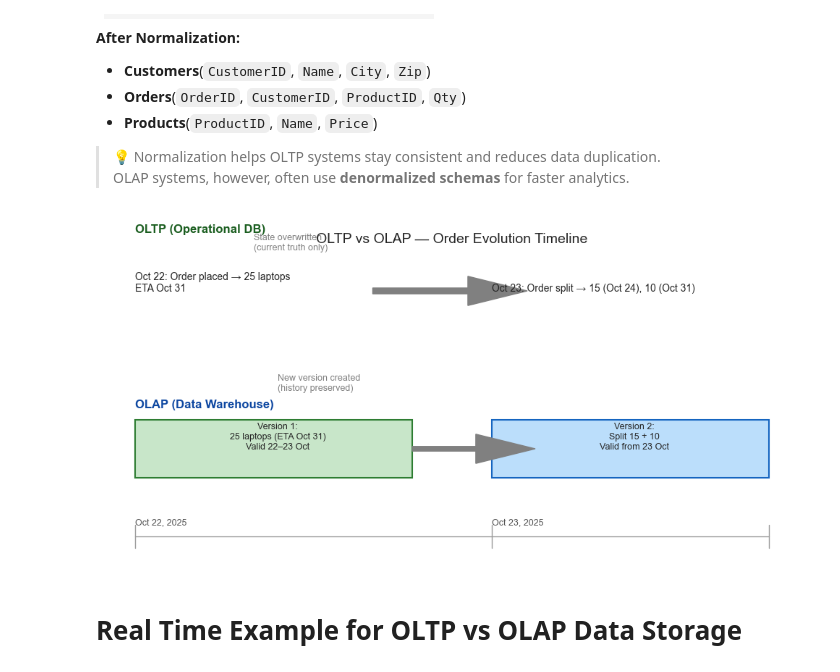
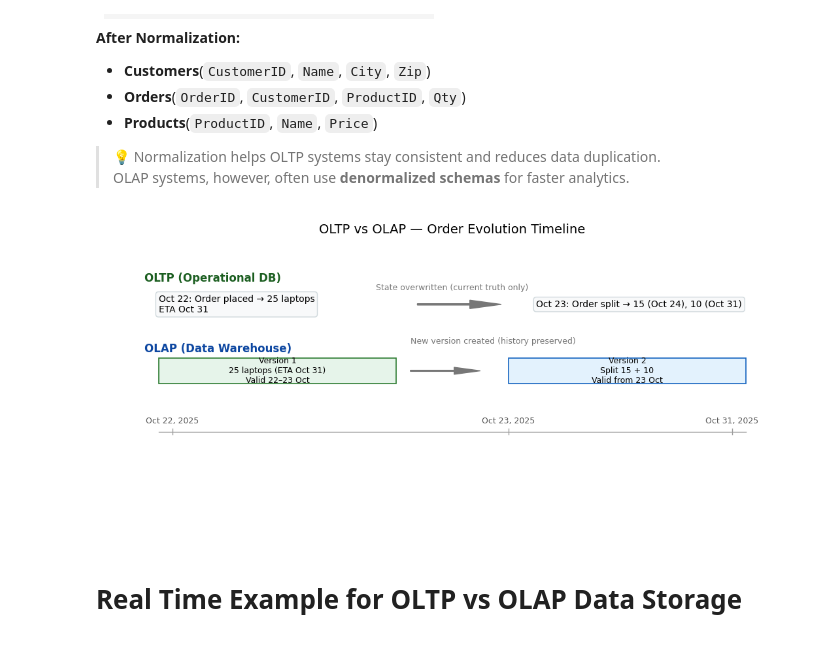
Before and after one commit to Subhash1111/GenAI_Curriculum, a Jupyter notebook: Phase1/Data_Engineering/DE_Session_01_Overview_SQL.ipynb, the cells around one changed output. Saved outputs shown, nothing was run; the diff lists cells and outputs as text; code cells hidden in the pictures.

```diff
--- a/Phase1/Data_Engineering/DE_Session_01_Overview_SQL.ipynb
+++ b/Phase1/Data_Engineering/DE_Session_01_Overview_SQL.ipynb
@@ -94,53 +92,86 @@ The OLAP system (data warehouse) receives data from OLTP through ETL/ELT pipelin
 > 💡 Normalization helps OLTP systems stay consistent and reduces data duplication.
 > OLAP systems, however, often use **denormalized schemas** for faster analytics.
 # %%
-# Diagram: OLTP vs OLAP Timeline for Dell Laptop Order Change
+# Refined OLTP vs OLAP Timeline with balanced spacing & consistent layout
 import matplotlib.pyplot as plt
 from matplotlib.patches import FancyArrow, Rectangle
 
-fig, ax = plt.subplots(figsize=(10, 5))
-ax.axis("off")
-ax.set_title("OLTP vs OLAP — Order Evolution Timeline", fontsize=14, pad=20)
+fig, ax = plt.subplots(figsize=(11, 5))
+ax.set_axis_off()
+ax.set_xlim(0, 1)
+ax.set_ylim(0, 1)
+ax.set_title("OLTP vs OLAP — Order Evolution Timeline", fontsize=14, pad=16)
 
-# --- OLTP timeline ---
-ax.text(0.1, 0.85, "OLTP (Operational DB)", fontsize=12, fontweight="bold", color="#1b5e20")
+# ---------- Row labels ----------
+ax.text(0.06, 0.88, "OLTP (Operational DB)", fontsize=12, fontweight="bold", color="#0d47a1")
+ax.text(0.06, 0.63, "OLAP (Data Warehouse)", fontsize=12, fontweight="bold", color="#0d47a1")
 
-# OLTP day markers
-ax.text(0.1, 0.75, "Oct 22: Order placed → 25 laptops\nETA Oct 31", fontsize=10)
-ax.text(0.55, 0.75, "Oct 23: Order split → 15 (Oct 24), 10 (Oct 31)", fontsize=10)
+# ---------- OLTP row ----------
+# Left label (Day 0)
+ax.text(
+    0.08, 0.80,
+    "Oct 22: Order placed → 25 laptops\nETA Oct 31",
+    fontsize=10, va="center", ha="left",
+    bbox=dict(boxstyle="round,pad=0.3", facecolor="#f8f9fa", edgecolor="#cfd8dc")
+)
 
-# OLTP arrow (shows overwrite of state)
-ax.add_patch(FancyArrow(0.4, 0.75, 0.12, 0, width=0.01, head_width=0.05, color="gray"))
-ax.text(0.25, 0.82, "State overwritten\n(current truth only)", fontsize=9, color="gray")
+# Right label (Day 1)
+ax.text(
+    0.62, 0.80,
+    "Oct 23: Order split → 15 (Oct 24), 10 (Oct 31)",
+    fontsize=10, va="center", ha="left",
+    bbox=dict(boxstyle="round,pad=0.3", facecolor="#f8f9fa", edgecolor="#cfd8dc")
+)
 
-# --- OLAP timeline ---
-ax.text(0.1, 0.55, "OLAP (Data Warehouse)", fontsize=12, fontweight="bold", color="#0d47a1")
+# Arrow showing overwrite (OLTP current truth)
+ax.add_patch(FancyArrow(0.45, 0.80, 0.12, 0.0, width=0.005,
+                        head_width=0.03, color="#777", length_includes_head=True))
+ax.text(0.50, 0.85, "State overwritten (current truth only)", fontsize=9, color="#777", ha="center")
 
-# OLAP version boxes
-ax.add_patch(Rectangle((0.1, 0.43), 0.35, 0.1, facecolor="#c8e6c9", edgecolor="#2e7d32", lw=1.5))
-ax.text(0.28, 0.48, "Version 1:\n25 laptops (ETA Oct 31)\nValid 22–23 Oct", ha="center", fontsize=9)
+# ---------- OLAP row ----------
+# Add vertical space (moved OLAP row slightly down)
+olap_y = 0.63  # row height baseline for OLAP boxes
+box_height = 0.09
+gap = 0.02     # small vertical gap for better readability
 
-ax.add_patch(Rectangle((0.55, 0.43), 0.35, 0.1, facecolor="#bbdefb", edgecolor="#1565c0", lw=1.5))
-ax.text(0.73, 0.48, "Version 2:\nSplit 15 + 10\nValid from 23 Oct", ha="center", fontsize=9)
+# Left (Version 1)
+ax.add_patch(Rectangle((0.08, olap_y - box_height - gap), 0.34, box_height,
+                       facecolor="#e6f4ea", edgecolor="#2e7d32", lw=1.2))
+ax.text(
+    0.08 + 0.34/2, olap_y - box_height/2 - gap,
+    "Version 1\n25 laptops (ETA Oct 31)\nValid 22–23 Oct",
+    ha="center", va="center", fontsize=9
+)
 
-# OLAP arrow (adds new version)
-ax.add_patch(FancyArrow(0.45, 0.48, 0.08, 0, width=0.008, head_width=0.05, color="gray"))
-ax.text(0.28, 0.58, "New version created\n(history preserved)", fontsize=9, color="gray")
+# Right (Version 2)
+ax.add_patch(Rectangle((0.58, olap_y - box_height - gap), 0.34, box_height,
+                       facecolor="#e3f2fd", edgecolor="#1565c0", lw=1.2))
+ax.text(
+    0.58 + 0.34/2, olap_y - box_height/2 - gap,
+    "Version 2\nSplit 15 + 10\nValid from 23 Oct",
+    ha="center", va="center", fontsize=9
+)
 
-# --- timeline labels ---
-ax.text(0.1, 0.35, "Oct 22, 2025", fontsize=9, color="#555")
-ax.text(0.55, 0.35, "Oct 23, 2025", fontsize=9, color="#555")
+# Arrow showing new version creation
+ax.add_patch(FancyArrow(0.44, olap_y - box_height/2 - gap, 0.10, 0.0,
+                        width=0.004, head_width=0.025, color="#777", length_includes_head=True))
+ax.text(0.44, olap_y + 0.03, "New version created (history preserved)", fontsize=9, color="#777", ha="left")
 
-# connecting timeline line
-ax.plot([0.1, 0.9], [0.33, 0.33], color="#999", lw=1)
-for x in [0.1, 0.55, 0.9]:
-    ax.plot([x, x], [0.31, 0.35], color="#999", lw=1)
+# ---------- Timeline (bottom) ----------
+ax.text(0.10, 0.38, "Oct 22, 2025", fontsize=9, color="#555", ha="center")
+ax.text(0.58, 0.38, "Oct 23, 2025", fontsize=9, color="#555", ha="center")
+ax.text(0.90, 0.38, "Oct 31, 2025", fontsize=9, color="#555", ha="center")
+
+# Horizontal line and ticks
+ax.plot([0.08, 0.92], [0.35, 0.35], color="#9e9e9e", lw=1)
+for x in [0.10, 0.58, 0.90]:
+    ax.plot([x, x], [0.34, 0.36], color="#9e9e9e", lw=1)
 
 plt.tight_layout()
-plt.savefig("oltp_olap_timeline.png", dpi=200)
+plt.savefig("oltp_olap_timeline_aligned.png", dpi=220, bbox_inches="tight")
 plt.show()
 # %% [output]
-[figure, old version]
+[figure, new version]
 # %% [markdown]
 # Real Time Example for OLTP vs OLAP Data Storage
 # %% [markdown]
```
Also changed, not shown: parts of 9 cells of this notebook, 3 other files.
